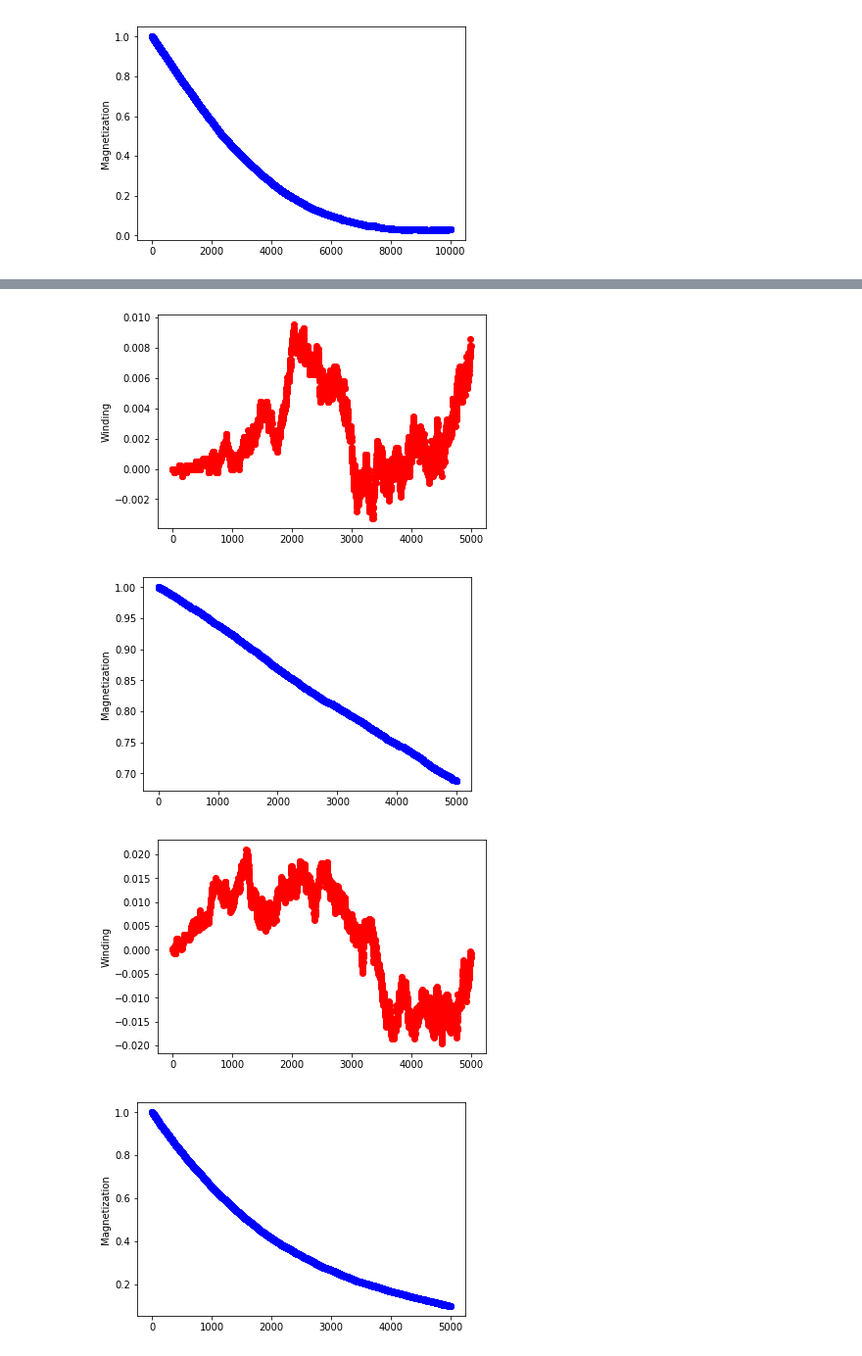
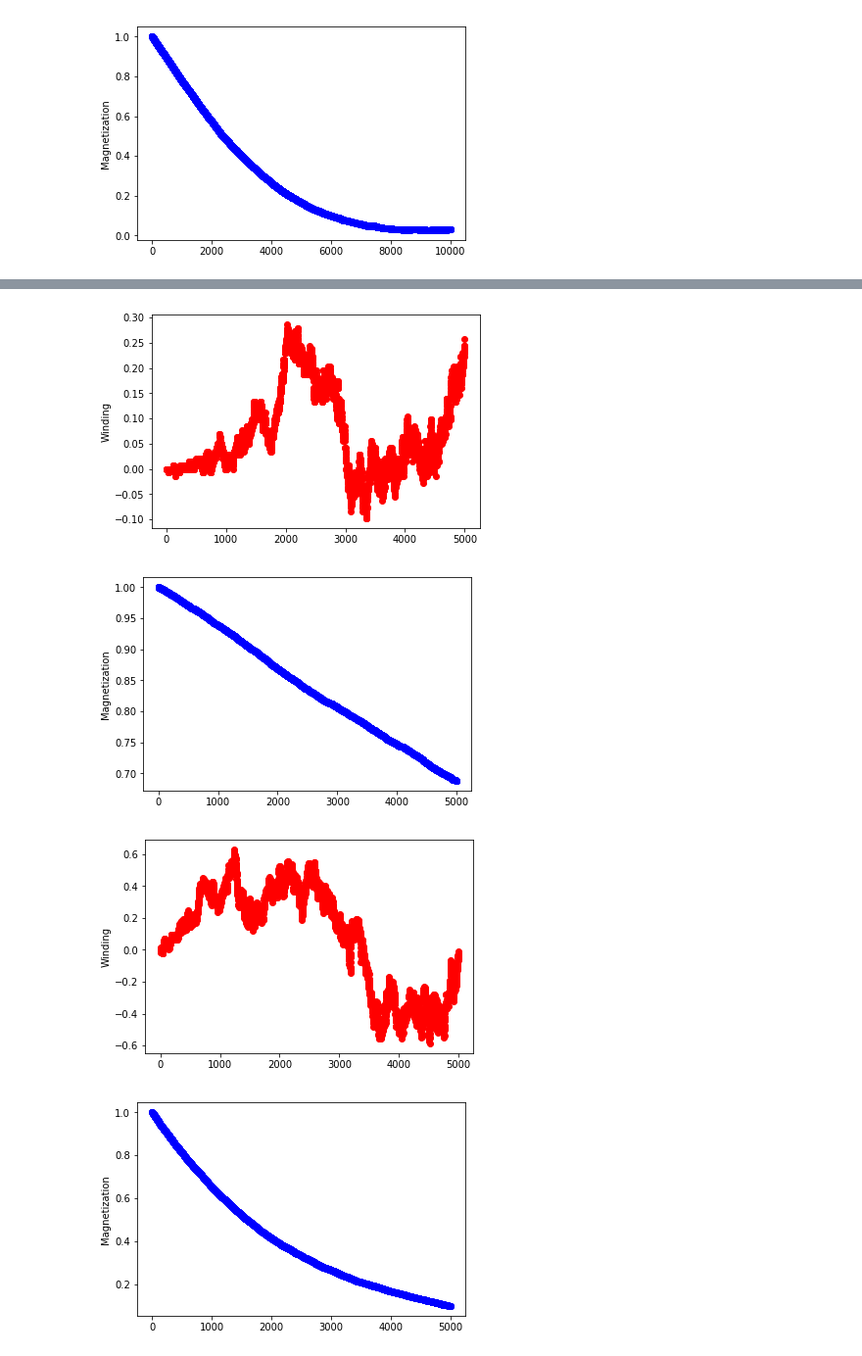
Before and after one commit to mburhanpurkar/xy3d, a Jupyter notebook: Winding and Magnetization.ipynb, the cells around one changed output, grey strips where cells are left out. Shown at 98% size. Saved outputs shown, nothing was run; the diff lists cells and outputs as text; code cells hidden in the pictures.

```diff
--- a/Winding and Magnetization.ipynb
+++ b/Winding and Magnetization.ipynb
@@ -76,24 +76,24 @@ plt.show()
 # %%
 J04K1 = np.transpose(np.loadtxt('time_series_full_xy3d_n30_J0.4_K1.0.txt'))
 np.shape(J04K1)
-plt.plot(J04K1[0], "ro")
+plt.plot(J04K1[0] * 30, "ro")
 plt.ylabel("Winding")
 plt.show()
 plt.plot(J04K1[1], "bo")
 plt.ylabel("Magnetization")
 plt.show()
 # %% [output]
-[figure, old version]
+[figure, new version]
 [figure]
 # %%
 J001K1 = np.transpose(np.loadtxt('time_series_full_xy3d_n30_J0.01_K1.0.txt'))
 np.shape(J001K1)
-plt.plot(J001K1[0], "ro")
+plt.plot(J001K1[0] * 30, "ro")
 plt.ylabel("Winding")
 plt.show()
 plt.plot(J001K1[1], "bo")
 plt.ylabel("Magnetization")
 plt.show()
 # %% [output]
-[figure, old version]
+[figure, new version]
 [figure]
```
Also changed, not shown: parts of 4 cells of this notebook.
